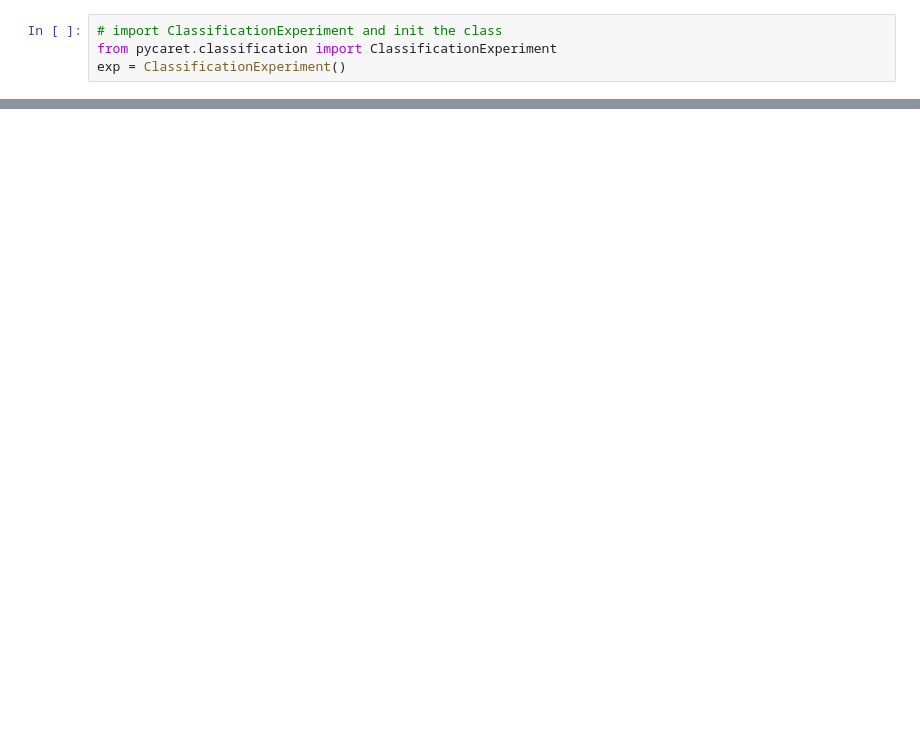
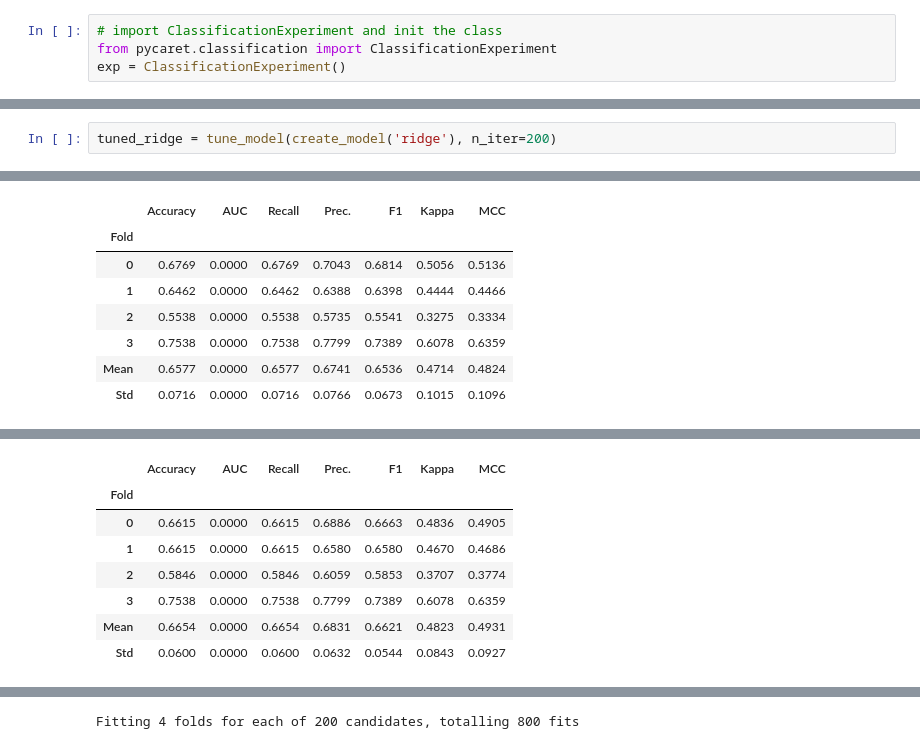
Before and after one commit to kristhyanlz/Predict_ECE_from_SA45, a Jupyter notebook: backend/trainModel2.ipynb, the cells around one changed output, grey strips where cells are left out. Drawn from its saved outputs; the diff is of its cells as text; blank space fills up the shorter version.

```diff
--- a/backend/trainModel2.ipynb
+++ b/backend/trainModel2.ipynb
@@ -121,0 +146,3 @@ plot_model(best, plot = 'confusion_matrix')
+# %%
+tuned_ridge = tune_model(create_model('ridge'), n_iter=200)
+# %% [output]
@@ -121,0 +150,8 @@ plot_model(best, plot = 'confusion_matrix')
+|  | Accuracy | AUC | Recall | Prec. | F1 | Kappa | MCC |
+| Fold |  |  |  |  |  |  |  |
+| 0 | 0.6769 | 0.0000 | 0.6769 | 0.7043 | 0.6814 | 0.5056 | 0.5136 |
+| 1 | 0.6462 | 0.0000 | 0.6462 | 0.6388 | 0.6398 | 0.4444 | 0.4466 |
+| 2 | 0.5538 | 0.0000 | 0.5538 | 0.5735 | 0.5541 | 0.3275 | 0.3334 |
+| 3 | 0.7538 | 0.0000 | 0.7538 | 0.7799 | 0.7389 | 0.6078 | 0.6359 |
+| Mean | 0.6577 | 0.0000 | 0.6577 | 0.6741 | 0.6536 | 0.4714 | 0.4824 |
+| Std | 0.0716 | 0.0000 | 0.0716 | 0.0766 | 0.0673 | 0.1015 | 0.1096 |
@@ -121,0 +160,8 @@ plot_model(best, plot = 'confusion_matrix')
+|  | Accuracy | AUC | Recall | Prec. | F1 | Kappa | MCC |
+| Fold |  |  |  |  |  |  |  |
+| 0 | 0.6615 | 0.0000 | 0.6615 | 0.6886 | 0.6663 | 0.4836 | 0.4905 |
+| 1 | 0.6615 | 0.0000 | 0.6615 | 0.6580 | 0.6580 | 0.4670 | 0.4686 |
+| 2 | 0.5846 | 0.0000 | 0.5846 | 0.6059 | 0.5853 | 0.3707 | 0.3774 |
+| 3 | 0.7538 | 0.0000 | 0.7538 | 0.7799 | 0.7389 | 0.6078 | 0.6359 |
+| Mean | 0.6654 | 0.0000 | 0.6654 | 0.6831 | 0.6621 | 0.4823 | 0.4931 |
+| Std | 0.0600 | 0.0000 | 0.0600 | 0.0632 | 0.0544 | 0.0843 | 0.0927 |
@@ -121,0 +169 @@ plot_model(best, plot = 'confusion_matrix')
+Fitting 4 folds for each of 200 candidates, totalling 800 fits
```
Also changed, not shown: parts of 11 cells of this notebook, 4 other files.
